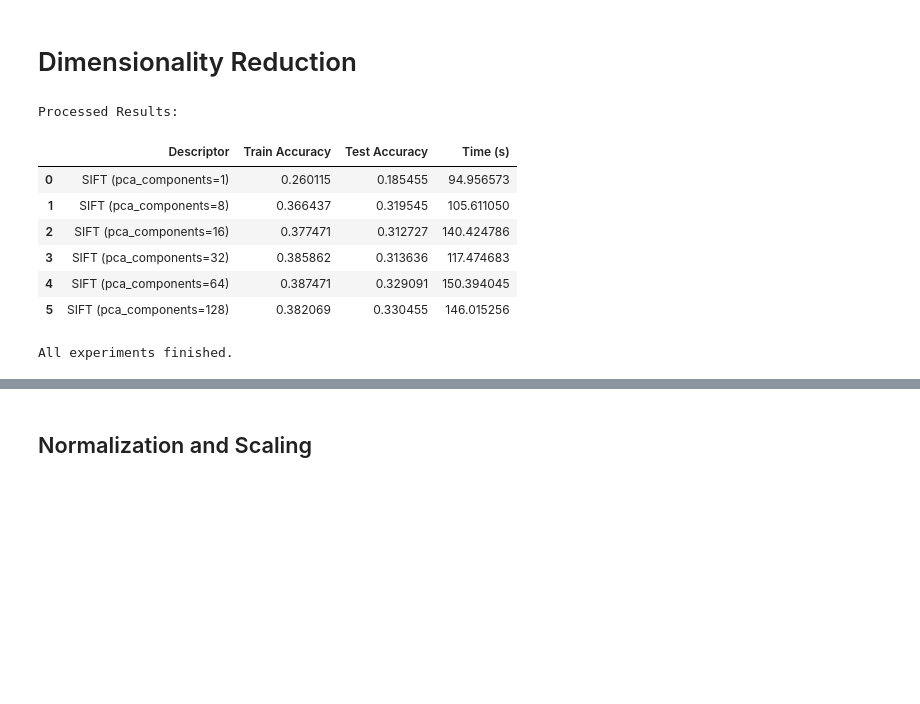
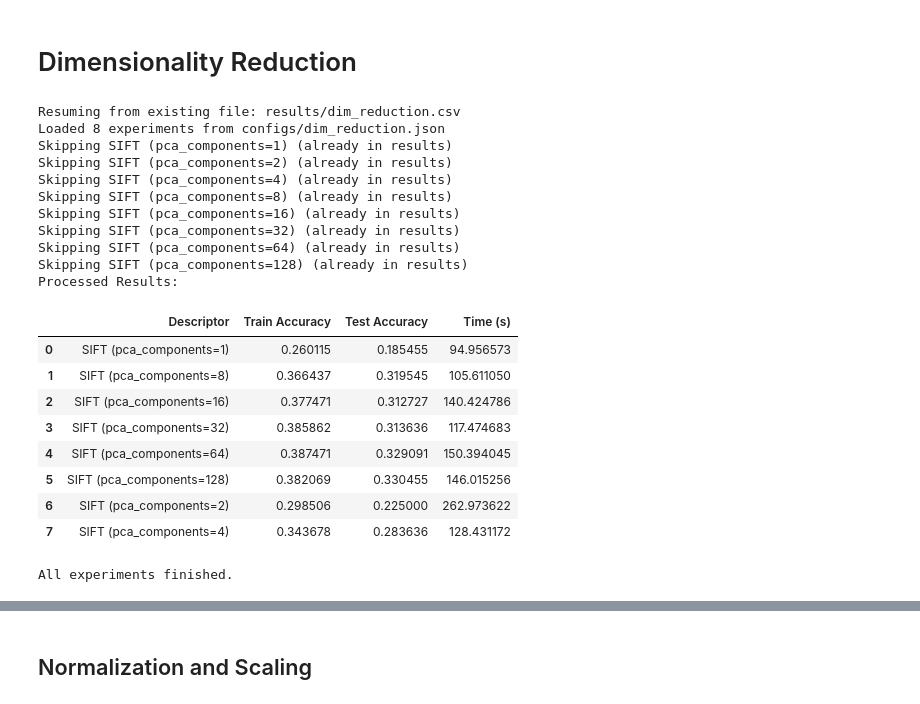
Before and after one commit to MCV-C3/project-4, a Jupyter notebook: Week1/development.ipynb, the cells around one changed output, grey strips where cells are left out. Drawn from its saved outputs; the diff is of its cells as text; code cells hidden in the pictures; blank space fills up the shorter version.

Commit message:
helper function to reproduce faster experiments

```diff
--- a/Week1/development.ipynb
+++ b/Week1/development.ipynb
@@ -24,6 +24,23 @@ def load_json(config_path):
         experiments_list = json.load(f)
 
     return experiments_list
+
+def load_existing_results(csv_path):
+    """
+    Checks if a results CSV exists. If so, loads it as a list of dictionaries.
+    If not, returns an empty list.
+    """
+    if os.path.exists(csv_path):
+        print(f"Resuming from existing file: {csv_path}")
+        df = pd.read_csv(csv_path)
+        return df.to_dict("records")
+    return []
+
+def is_experiment_completed(run_name, results_list, key="Descriptor"):
+    """
+    Checks if a specific run_name already exists in the results list.
+    """
+    return any(d[key] == run_name for d in results_list)
 # %%
 # Load experiments from JSON
 config_path = "configs/local_descriptors.json"
@@ -603,65 +626,72 @@ plt.show()
 # %%
-# Load experiments from JSON
+# Configuration
 config_path = "configs/dim_reduction.json"
+results_path = "results/dim_reduction.csv"
 
+# Load experiments and existing results
 experiments_list = load_json(config_path=config_path)
+results_dim_reduction = load_existing_results(results_path)
 
-results_dim_reduction = []
 print(f"Loaded {len(experiments_list)} experiments from {config_path}")
 
 for exp in experiments_list:
     run_name = exp["name"]
+    # if the name already in the results_dim_reduction, skip it
+    if any(d["Descriptor"] == run_name for d in results_dim_reduction):
+        print(f"Skipping {run_name} (already in results)")
+        continue
     cfg = exp["config"]
 
     print(f"\n==========================================")
     print(f"Running: {run_name}")
     print(f"==========================================")
 
     start_time = time.time()
 
     # Execute
     train_acc, test_acc = run_experiment(cfg)
 
     duration = time.time() - start_time
 
     results_dim_reduction.append({
         "Descriptor": run_name,
         "Train Accuracy": train_acc,
         "Test Accuracy": test_acc,
         "Time (s)": duration
     })
 
 # Create DataFrame
 df = pd.DataFrame(results_dim_reduction)
 
 # Display cleaned table
 print("Processed Results:")
 display(df)
 
 df.to_csv("results/dim_reduction.csv", index=False)
 
 print("\nAll experiments finished.")
+# %% [output]
+Resuming from existing file: results/dim_reduction.csv
+Loaded 8 experiments from configs/dim_reduction.json
+Skipping SIFT (pca_components=1) (already in results)
+Skipping SIFT (pca_components=2) (already in results)
+Skipping SIFT (pca_components=4) (already in results)
+Skipping SIFT (pca_components=8) (already in results)
+Skipping SIFT (pca_components=16) (already in results)
+Skipping SIFT (pca_components=32) (already in results)
+Skipping SIFT (pca_components=64) (already in results)
+Skipping SIFT (pca_components=128) (already in results)
+Processed Results:
+|  | Descriptor | Train Accuracy | Test Accuracy | Time (s) |
+| 0 | SIFT (pca_components=1) | 0.260115 | 0.185455 | 94.956573 |
+| 1 | SIFT (pca_components=8) | 0.366437 | 0.319545 | 105.611050 |
+| 2 | SIFT (pca_components=16) | 0.377471 | 0.312727 | 140.424786 |
+| 3 | SIFT (pca_components=32) | 0.385862 | 0.313636 | 117.474683 |
+| 4 | SIFT (pca_components=64) | 0.387471 | 0.329091 | 150.394045 |
+| 5 | SIFT (pca_components=128) | 0.382069 | 0.330455 | 146.015256 |
+| 6 | SIFT (pca_components=2) | 0.298506 | 0.225000 | 262.973622 |
+| 7 | SIFT (pca_components=4) | 0.343678 | 0.283636 | 128.431172 |
+All experiments finished.
-# %%
-# Create DataFrame
-df = pd.DataFrame(results_dim_reduction)
-
-# Display cleaned table
-print("Processed Results:")
-display(df)
-
-df.to_csv("results/dim_reduction.csv", index=False)
-
-print("\nAll experiments finished.")
-# %% [output]
-Processed Results:
-|  | Descriptor | Train Accuracy | Test Accuracy | Time (s) |
-| 0 | SIFT (pca_components=1) | 0.260115 | 0.185455 | 94.956573 |
-| 1 | SIFT (pca_components=8) | 0.366437 | 0.319545 | 105.611050 |
-| 2 | SIFT (pca_components=16) | 0.377471 | 0.312727 | 140.424786 |
-| 3 | SIFT (pca_components=32) | 0.385862 | 0.313636 | 117.474683 |
-| 4 | SIFT (pca_components=64) | 0.387471 | 0.329091 | 150.394045 |
-| 5 | SIFT (pca_components=128) | 0.382069 | 0.330455 | 146.015256 |
-All experiments finished.
 # %%
 # 1. Load data
 df = pd.read_csv("results/dim_reduction.csv")
```
Also changed, not shown: parts of 2 cells of this notebook, 1 other file.
